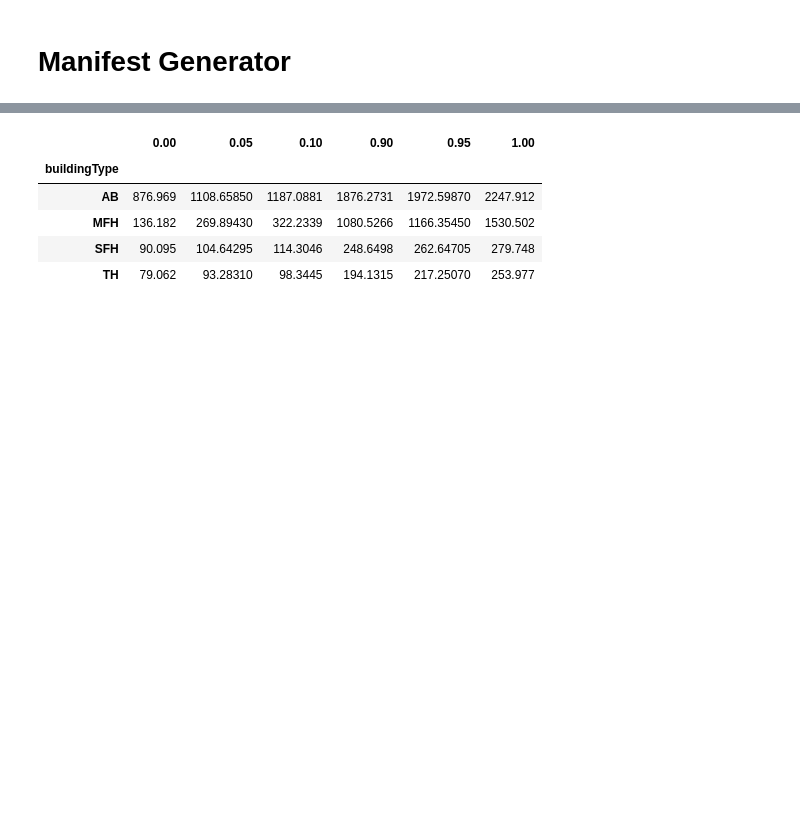
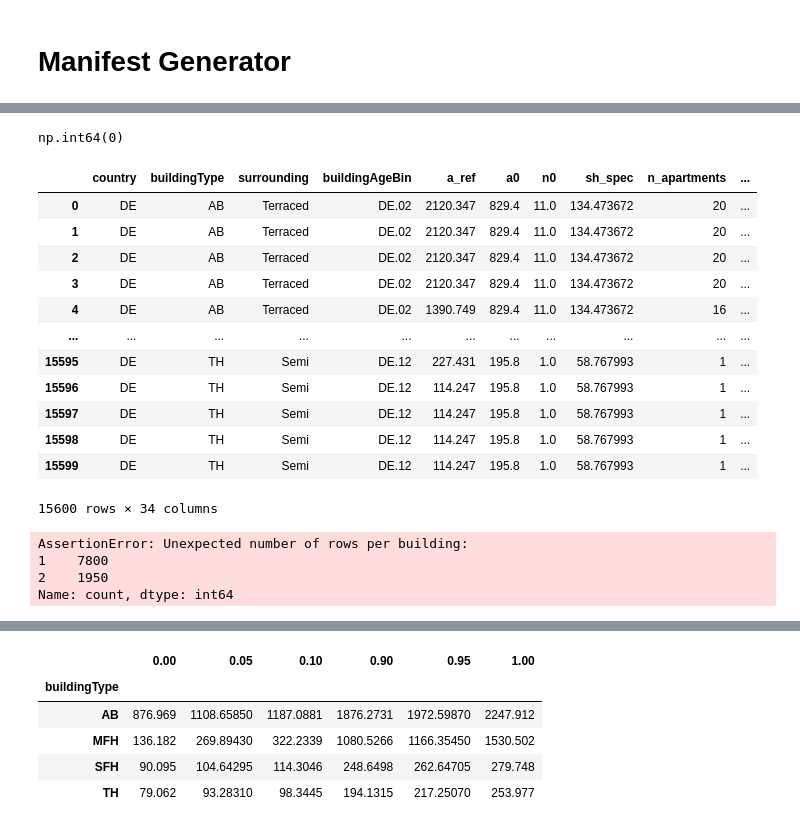
Before and after one commit to NV717/tsib_simuflex, a Jupyter notebook: Generation_Manifest.ipynb, the cells around one changed output, grey strips where cells are left out. Cells and saved outputs as stored; diff of their text form; code cells hidden in the pictures; blank space fills up the shorter version.

```diff
--- a/Generation_Manifest.ipynb
+++ b/Generation_Manifest.ipynb
@@ -95,0 +208,27 @@ dtype: object
+# %%
+df["station"].isna().sum()
+# %% [output]
+np.int64(0)
+# %%
+man
+# %% [output]
+|  | country | buildingType | surrounding | buildingAgeBin | a_ref | a0 | n0 | sh_spec | n_apartments | ... |
+| 0 | DE | AB | Terraced | DE.02 | 2120.347 | 829.4 | 11.0 | 134.473672 | 20 | ... |
+| 1 | DE | AB | Terraced | DE.02 | 2120.347 | 829.4 | 11.0 | 134.473672 | 20 | ... |
+| 2 | DE | AB | Terraced | DE.02 | 2120.347 | 829.4 | 11.0 | 134.473672 | 20 | ... |
+| 3 | DE | AB | Terraced | DE.02 | 2120.347 | 829.4 | 11.0 | 134.473672 | 20 | ... |
+| 4 | DE | AB | Terraced | DE.02 | 1390.749 | 829.4 | 11.0 | 134.473672 | 16 | ... |
+| ... | ... | ... | ... | ... | ... | ... | ... | ... | ... | ... |
+| 15595 | DE | TH | Semi | DE.12 | 227.431 | 195.8 | 1.0 | 58.767993 | 1 | ... |
+| 15596 | DE | TH | Semi | DE.12 | 114.247 | 195.8 | 1.0 | 58.767993 | 1 | ... |
+| 15597 | DE | TH | Semi | DE.12 | 114.247 | 195.8 | 1.0 | 58.767993 | 1 | ... |
+| 15598 | DE | TH | Semi | DE.12 | 114.247 | 195.8 | 1.0 | 58.767993 | 1 | ... |
+| 15599 | DE | TH | Semi | DE.12 | 114.247 | 195.8 | 1.0 | 58.767993 | 1 | ... |
+15600 rows × 34 columns
+# %%
+validate_manifest(man, 1, split="train", years=YEARS, fixed_seed_reps=2, years_per_building=1)
+# %% [output]
+AssertionError: Unexpected number of rows per building:
+1    7800
+2    1950
+Name: count, dtype: int64
```
Also changed, not shown: parts of 12 cells of this notebook, 48 other files.
